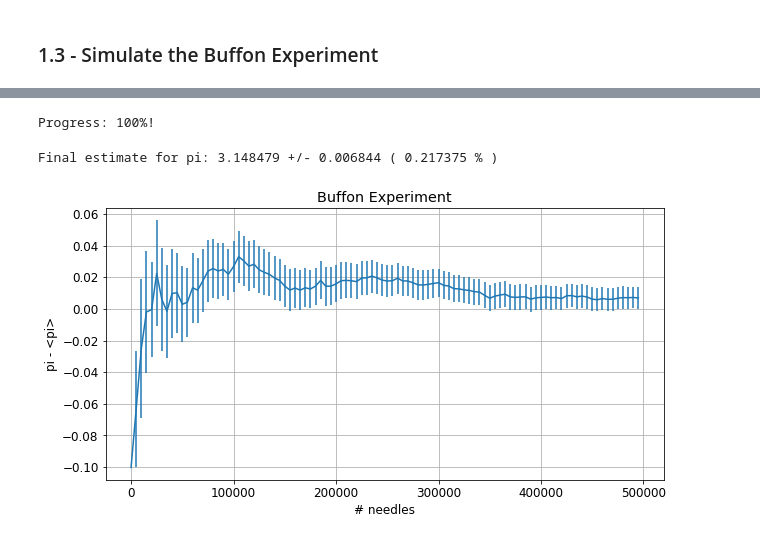
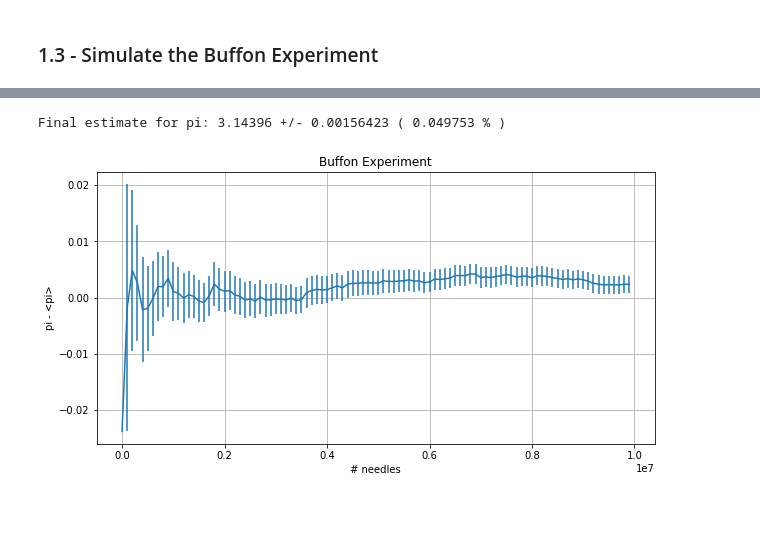
Before and after one commit to edoardodraetta/lsn_esercizi, a Jupyter notebook: esercizio_1/Esercizio_1.ipynb, the cells around one changed output, grey strips where cells are left out. Drawn from its saved outputs; the diff is of its cells as text; code cells hidden in the pictures; blank space fills up the shorter version.

```diff
--- a/esercizio_1/Esercizio_1.ipynb
+++ b/esercizio_1/Esercizio_1.ipynb
@@ -3,11 +2,0 @@
-# %%
-# Load random numbers for part 1
-
-from matplotlib import pyplot as plt
-import numpy as np
-import math
-
-plt.rcParams.update({'font.size': 12})
-
-uniform_rng_file = "./rng/random.out"
-r = np.loadtxt(uniform_rng_file)
@@ -381,57 +182,22 @@ y = G*r[M:2*M]
-# %%
-# Buffon Experiment -- Run
-
-for i in range(N):  # block
-
-    count = 0
-    clear_output(wait=True)
-    print("Progress:", int(i/N*100), '% ...')
-
-    for j in range(T):  # experiment
-        k = j+i*T
-        needle = get_needle(x[k], y[k], t[k], L)  # "drop" the needle
-        # check if it intersects a gridline
-        count += count_intersections(needle, G, d)
-
-    pi_estimate[i] = make_pi(count, T, d, L)  # result
-    pi2_estimate[i] = pi_estimate[i]**2
-
-clear_output(wait=True)
-print("Progress: 100%!")
-# %% [output]
-Progress: 100%!
 # %%
-# Buffon Experiment -- Statistics
+datafile = "./rng/data/stats_1.3.dat"
+pi_est, err = np.loadtxt(datafile, usecols=(0,2), delimiter=' ', unpack='true')
 
-sum_prog = np.zeros(N)
-su2_prog = np.zeros(N)
-err_prog = np.zeros(N)
-
-for i in range(N):  # Blocks
-    for j in range(i+1):
-        sum_prog[i] += pi_estimate[j]
-        su2_prog[i] += pi2_estimate[j]
-    sum_prog[i] /= (i+1)
-    su2_prog[i] /= (i+1)
-    err_prog[i] = error(sum_prog, su2_prog, i)
-
-# Buffon Experiment -- Plot
-
-pi_result = round(sum_prog[N-1], 6)
-pi_error = round(err_prog[N-1], 6)
+pi_result = pi_est[99]
+pi_error = err[99]
 pi_perror = round(pi_error/pi_result * 100, 6)
 print('Final estimate for pi:', pi_result,
       '+/-', pi_error, '(', pi_perror, '% )')
 
-x = np.arange(N)
-x *= T
+x = np.arange(100)
+x *= int(10000000/100)
 plt.figure(figsize=(10, 5))
-plt.errorbar(x, sum_prog-np.pi, yerr=err_prog)
+plt.errorbar(x, pi_est-np.pi, yerr=err)
 plt.xlabel('# needles')
 plt.ylabel('pi - <pi>')
 plt.title("Buffon Experiment")
 plt.grid(True)
-# plt.savefig("./figures/pi.png")
+plt.savefig("./figures/pi.png")
 # %% [output]
-Final estimate for pi: 3.148479 +/- 0.006844 ( 0.217375 % )
+Final estimate for pi: 3.14396 +/- 0.00156423 ( 0.049753 % )
-[figure, old version]
+[figure, new version]
```
Also changed, not shown: parts of 16 cells of this notebook, 5 other files.
